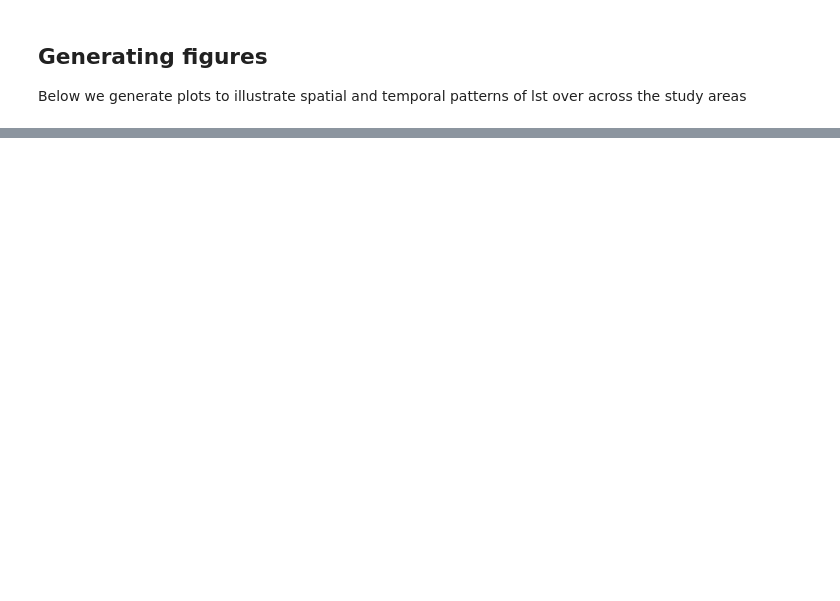
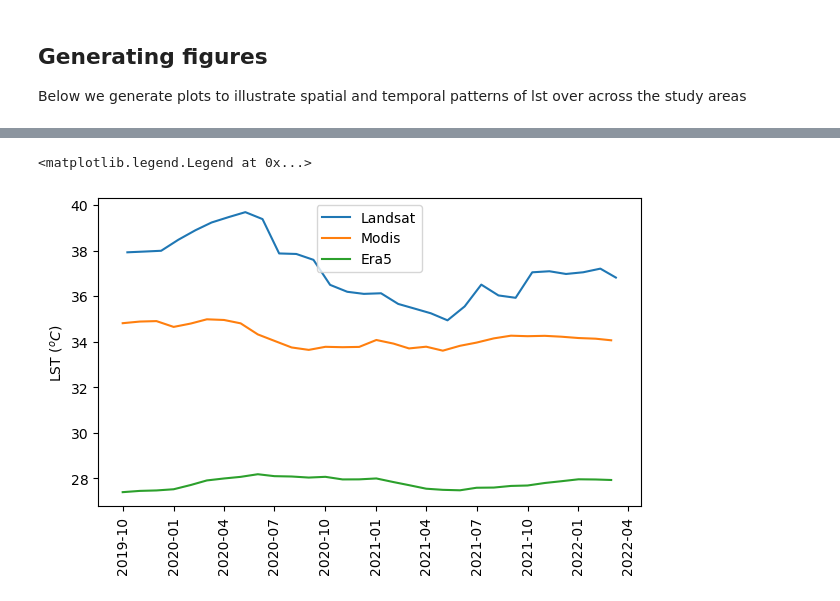
Before and after one commit to MSU-PALs/precisehealthgeo, a Jupyter notebook: Monthly Exposures by neighborhood.ipynb, the cells around one changed output, grey strips where cells are left out. Cells and saved outputs as stored; diff of their text form; code cells hidden in the pictures; blank space fills up the shorter version.

```diff
--- a/Monthly Exposures by neighborhood.ipynb
+++ b/Monthly Exposures by neighborhood.ipynb
@@ -225,6 +283,10 @@ def generateTimeSeries(input_collection, exposure, country, dataset):
 def monthly_exposures(exposure, country, dataset, facilities=False, draw_map=False):
     images=generateImageCollection(exposure, country, dataset, facilities)
     return drawCollection(images, exposure, country) if draw_map else generateTimeSeries(images, exposure, country, dataset)
+# %%
+def agg_monthly_exposures(exposure, country, dataset, facilities=False, draw_map=False):
+    images=generateImageCollection(exposure, country, dataset, facilities)
+    return drawCollection(images, exposure, country) if draw_map else aggregateTimeSeries(images, exposure, country, dataset)
 # %% [markdown]
 ## Generate exposures and export
 # %%
@@ -263,0 +309,5 @@ lst.to_csv(r'/content/precisehealthgeo/exposures/gambia_f.csv')
+# %%
+landsat=agg_monthly_exposures(exposure='lst', country='gambia', dataset='landsat')
+landsat7=agg_monthly_exposures(exposure='lst', country='gambia', dataset='landsat-7')
+modis=agg_monthly_exposures(exposure='lst', country='gambia', dataset='modis')
+era5=agg_monthly_exposures(exposure='lst', country='gambia', dataset='era5')
@@ -307,0 +388,13 @@ Mounted at /content/drive
+# %%
+# figure 2: 12 month rolling mean lst gridded
+fig, ax=plt.subplots(1, 1, figsize=(7, 4))
+plt.plot(landsat.rolling(12).mean(), label='Landsat')
+plt.plot(modis.rolling(12).mean(), label='Modis')
+plt.plot(era5.rolling(12).mean(), label='Era5')
+plt.ylabel('LST $(^oC)$')
+plt.gca().xaxis.set_major_formatter(mdates.DateFormatter('%Y-%m'))
+plt.xticks(rotation=90)
+plt.legend()
+# %% [output]
+<matplotlib.legend.Legend at 0x...>
+[figure, added]
```
Also changed, not shown: parts of 24 cells of this notebook, 1 other file.
